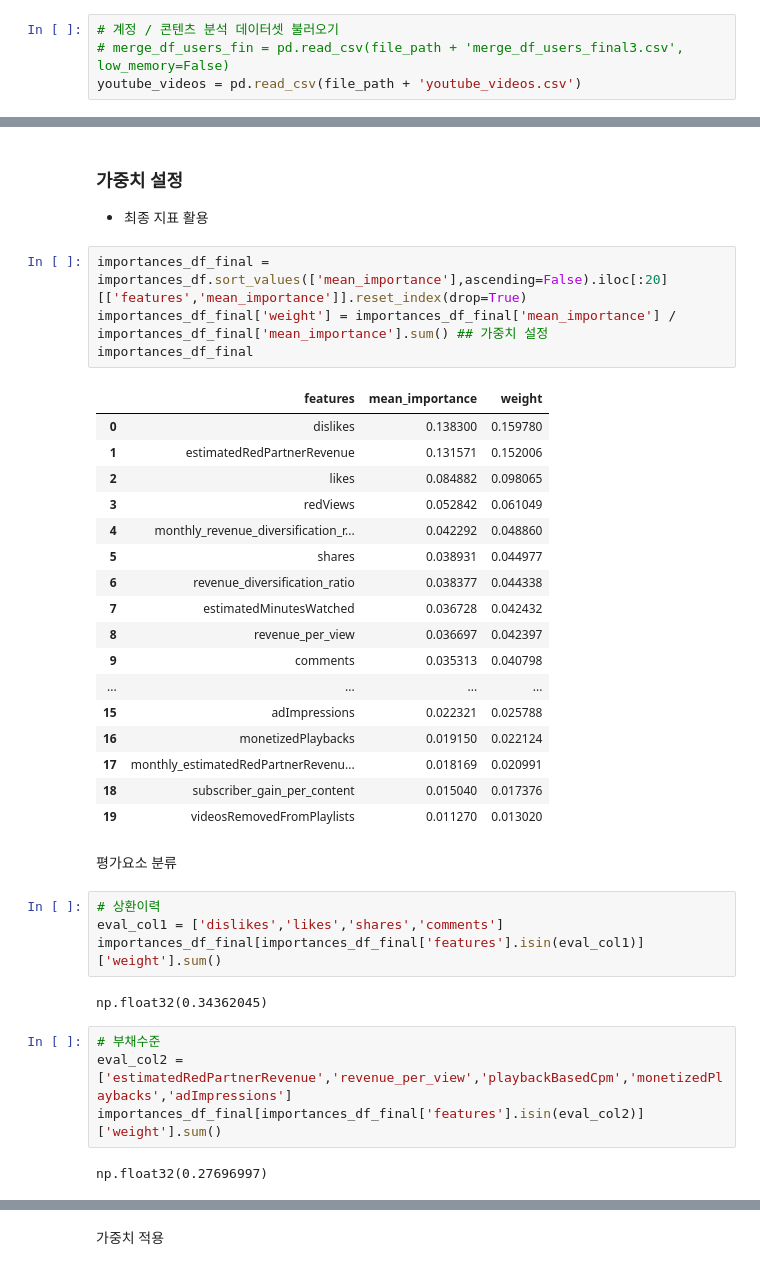
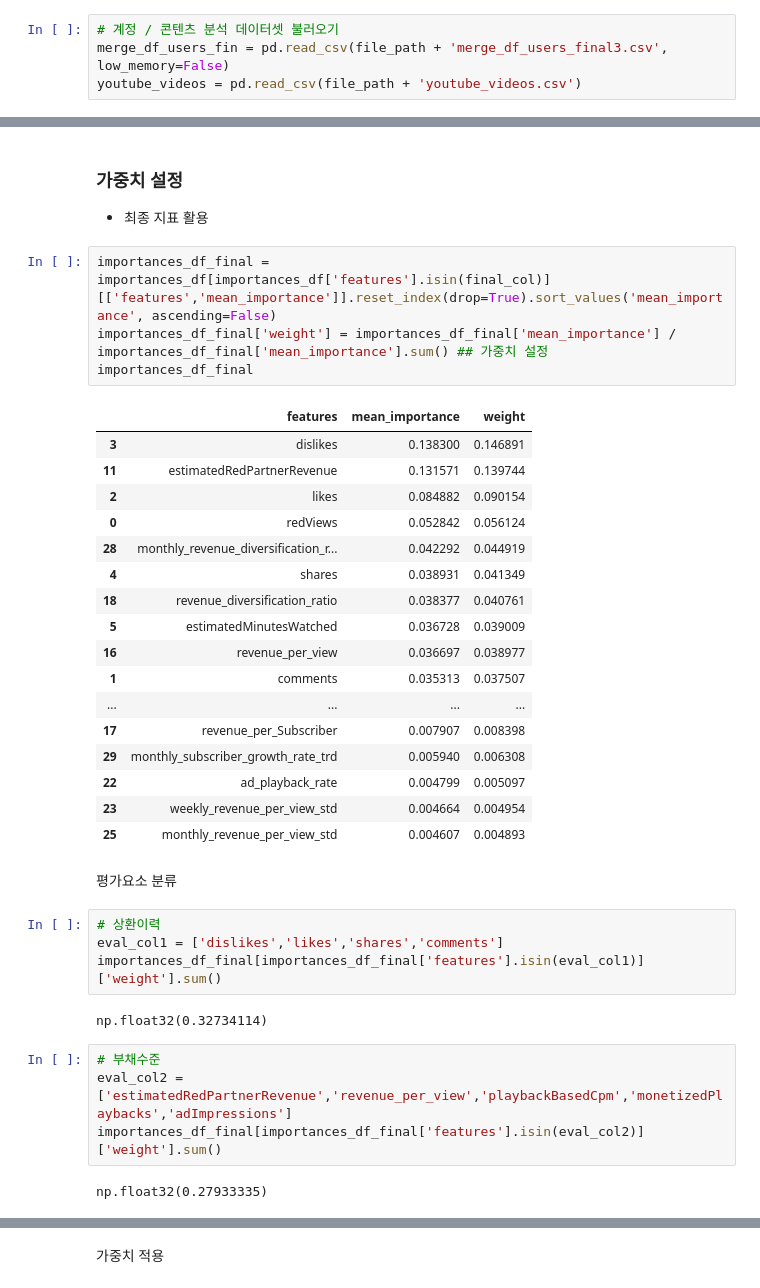
Before and after one commit to kkwann/awake, a Jupyter notebook: 5.Modeling(4).ipynb, the cells around one changed output, grey strips where cells are left out. Saved outputs shown, nothing was run; the diff lists cells and outputs as text.

```diff
--- a/5.Modeling(4).ipynb
+++ b/5.Modeling(4).ipynb
@@ -38,7 +31,7 @@ This will raise in a future version.
 file_path = 'C:/py_src/awake/data/'
 # %%
 # 계정 / 콘텐츠 분석 데이터셋 불러오기
-# merge_df_users_fin = pd.read_csv(file_path + 'merge_df_users_final3.csv', low_memory=False)
+merge_df_users_fin = pd.read_csv(file_path + 'merge_df_users_final3.csv', low_memory=False)
 youtube_videos = pd.read_csv(file_path + 'youtube_videos.csv')
 # %% [markdown]
 ## 계정 데이터 분석
@@ -719,27 +723,27 @@ RMSE: 0.0376
 ### 가중치 설정
 - 최종 지표 활용
 # %%
-importances_df_final = importances_df.sort_values(['mean_importance'],ascending=False).iloc[:20][['features','mean_importance']].reset_index(drop=True)
+importances_df_final = importances_df[importances_df['features'].isin(final_col)][['features','mean_importance']].reset_index(drop=True).sort_values('mean_importance', ascending=False)
 importances_df_final['weight'] = importances_df_final['mean_importance'] / importances_df_final['mean_importance'].sum() ## 가중치 설정
 importances_df_final
 # %% [output]
 |  | features | mean_importance | weight |
-| 0 | dislikes | 0.138300 | 0.159780 |
-| 1 | estimatedRedPartnerRevenue | 0.131571 | 0.152006 |
-| 2 | likes | 0.084882 | 0.098065 |
-| 3 | redViews | 0.052842 | 0.061049 |
-| 4 | monthly_revenue_diversification_r... | 0.042292 | 0.048860 |
-| 5 | shares | 0.038931 | 0.044977 |
-| 6 | revenue_diversification_ratio | 0.038377 | 0.044338 |
-| 7 | estimatedMinutesWatched | 0.036728 | 0.042432 |
-| 8 | revenue_per_view | 0.036697 | 0.042397 |
-| 9 | comments | 0.035313 | 0.040798 |
+| 3 | dislikes | 0.138300 | 0.146891 |
+| 11 | estimatedRedPartnerRevenue | 0.131571 | 0.139744 |
+| 2 | likes | 0.084882 | 0.090154 |
+| 0 | redViews | 0.052842 | 0.056124 |
+| 28 | monthly_revenue_diversification_r... | 0.042292 | 0.044919 |
+| 4 | shares | 0.038931 | 0.041349 |
+| 18 | revenue_diversification_ratio | 0.038377 | 0.040761 |
+| 5 | estimatedMinutesWatched | 0.036728 | 0.039009 |
+| 16 | revenue_per_view | 0.036697 | 0.038977 |
+| 1 | comments | 0.035313 | 0.037507 |
 | ... | ... | ... | ... |
-| 15 | adImpressions | 0.022321 | 0.025788 |
-| 16 | monetizedPlaybacks | 0.019150 | 0.022124 |
-| 17 | monthly_estimatedRedPartnerRevenu... | 0.018169 | 0.020991 |
-| 18 | subscriber_gain_per_content | 0.015040 | 0.017376 |
-| 19 | videosRemovedFromPlaylists | 0.011270 | 0.013020 |
+| 17 | revenue_per_Subscriber | 0.007907 | 0.008398 |
+| 29 | monthly_subscriber_growth_rate_trd | 0.005940 | 0.006308 |
+| 22 | ad_playback_rate | 0.004799 | 0.005097 |
+| 23 | weekly_revenue_per_view_std | 0.004664 | 0.004954 |
+| 25 | monthly_revenue_per_view_std | 0.004607 | 0.004893 |
 # %% [markdown]
 평가요소 분류
 # %%
@@ -747,13 +751,13 @@ importances_df_final
 eval_col1 = ['dislikes','likes','shares','comments']
 importances_df_final[importances_df_final['features'].isin(eval_col1)]['weight'].sum()
 # %% [output]
-np.float32(0.34362045)
+np.float32(0.32734114)
 # %%
 # 부채수준
 eval_col2 = ['estimatedRedPartnerRevenue','revenue_per_view','playbackBasedCpm','monetizedPlaybacks','adImpressions']
 importances_df_final[importances_df_final['features'].isin(eval_col2)]['weight'].sum()
 # %% [output]
-np.float32(0.27696997)
+np.float32(0.27933335)
 # %%
 # 신용거래기간
 eval_col3 = ['averageViewPercentage','subscriber_gain_per_content','videosRemovedFromPlaylists','monthly_watch_time_per_subscriber_std','watch_time_per_subscriber']
```
Also changed, not shown: parts of 28 cells of this notebook.
